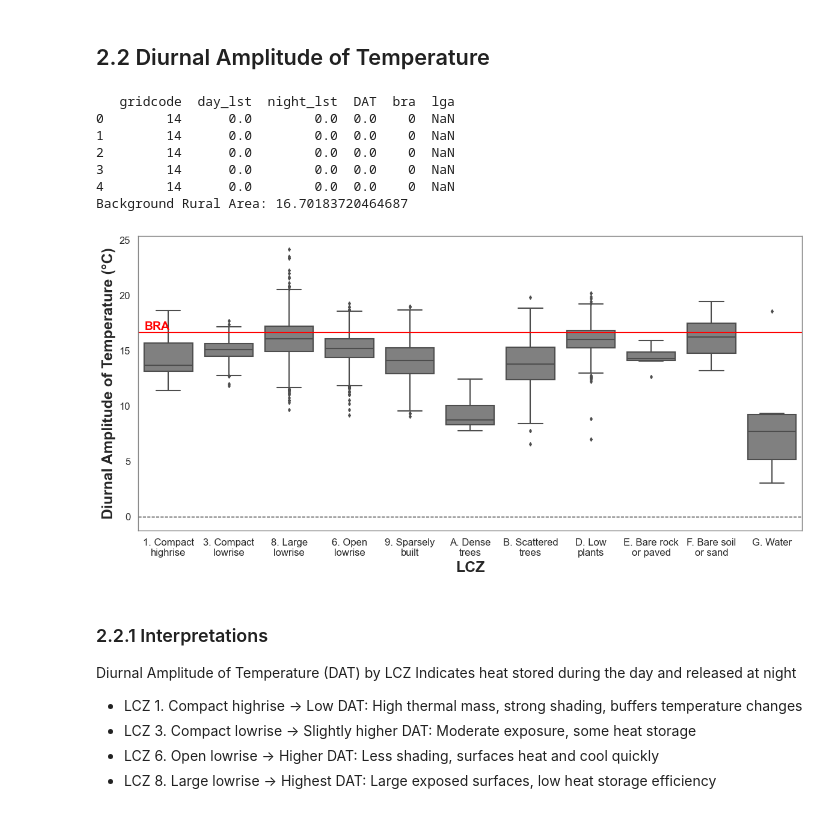
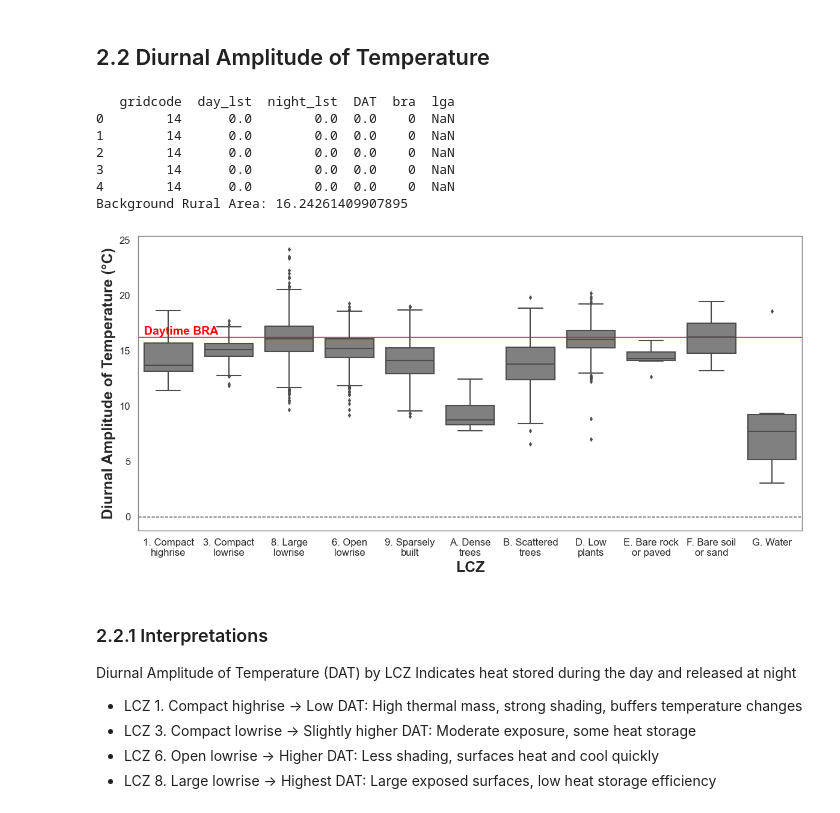
Before and after one commit to percyyvon-r/PhD-Chapter3-Diurnal-SUHII-Distribution, a Jupyter notebook: notebooks/PhD_chapter3_ypinb.ipynb, the cells around one changed output. Saved outputs shown, nothing was run; the diff lists cells and outputs as text; code cells hidden in the pictures.

Commit message:
added the daytime BRA metadata, should add the nighttime BRA too

```diff
--- a/notebooks/PhD_chapter3_ypinb.ipynb
+++ b/notebooks/PhD_chapter3_ypinb.ipynb
@@ -1310,11 +1308,11 @@ lst_suhi_zonal = pd.read_csv(r"C:\Users\percy\Documents\studies\visual_studio_co
 # Cooling rate
 lst_suhi_zonal["DAT"] = (lst_suhi_zonal["day_lst"] - lst_suhi_zonal["night_lst"])
 
-# load the BRA metadata
-bra_metadata = pd.read_csv(r"C:\Users\percy\Documents\studies\visual_studio_code\PhD-chapter3-SUHII\data\csv\lst_suhi_zonal\BRA_metadata_csv.csv")
+# load the daytime BRA metadata
+daytime_bra_metadata = pd.read_csv(r"C:\Users\percy\Documents\studies\visual_studio_code\PhD-chapter3-SUHII\data\csv\04_a_daytime_BRA_metadata_csv.csv")
 
 # Merge the BRA metadata with the lst_suhi_zonal DataFrame on the 'hex_id' column
-lst_suhi_zonal = pd.merge(lst_suhi_zonal, bra_metadata, on='hex_id', how='left')
+lst_suhi_zonal = pd.merge(lst_suhi_zonal, daytime_bra_metadata, on='hex_id', how='left')
 
 # Replace missing bra values with 0
 lst_suhi_zonal["bra"] = lst_suhi_zonal["bra"].fillna(0).astype(int)
@@ -1334,7 +1332,7 @@ print("Background Rural Area:", BRA_DAT)
 2        14      0.0        0.0  0.0    0  NaN
 3        14      0.0        0.0  0.0    0  NaN
 4        14      0.0        0.0  0.0    0  NaN
-Background Rural Area: 16.70183720464687
+Background Rural Area: 16.24261409907895
 # %%
 # Filter rows where LGA is not null
 lst_suhi_zonal = lst_suhi_zonal[lst_suhi_zonal["lga"].notna()]
@@ -1389,7 +1387,7 @@ plt.axhline(BRA_DAT, color="red", linewidth=1)
 plt.text(
     x=-0.4,
     y=BRA_DAT,
-    s="BRA",
+    s="Daytime BRA",
     color="red",
     fontsize=14,
     fontweight="bold",
@@ -1404,34 +1402,34 @@ wrapped_labels = [
 ax.set_xticklabels(wrapped_labels)
 
 # Labels
 plt.xlabel("LCZ", fontsize=18, fontweight="bold")
 plt.ylabel("Diurnal Amplitude of Temperature (°C)", fontsize=18, fontweight="bold")
 # plt.ylabel("Heating/Cooling rate (°C h$^{-1}$)", fontsize=18, fontweight="bold")
 
 
 plt.xticks(fontsize=12)
 plt.yticks(fontsize=12)
 
 # Panel styling
 ax.set_facecolor("white")
 for spine in ax.spines.values():
     spine.set_edgecolor("grey")
     spine.set_linewidth(1)
 
 plt.tight_layout()
 
 # --- Save figure ---
 plt.savefig(
     "C:/Users/percy/Documents/studies/visual_studio_code/PhD-chapter3-SUHII/outputs/figures/DAT_boxplot_lcz_all_dates_built_up.png",
     dpi=300,
     bbox_inches="tight"
 )
 
 
 plt.show()
 plt.close()
 # %% [output]
-[figure, old version]
+[figure, new version]
 # %% [markdown]
 ### 2.2.1 Interpretations
 Diurnal Amplitude of Temperature (DAT) by LCZ
```
Also changed, not shown: parts of 1 cell of this notebook, 10 other files.
